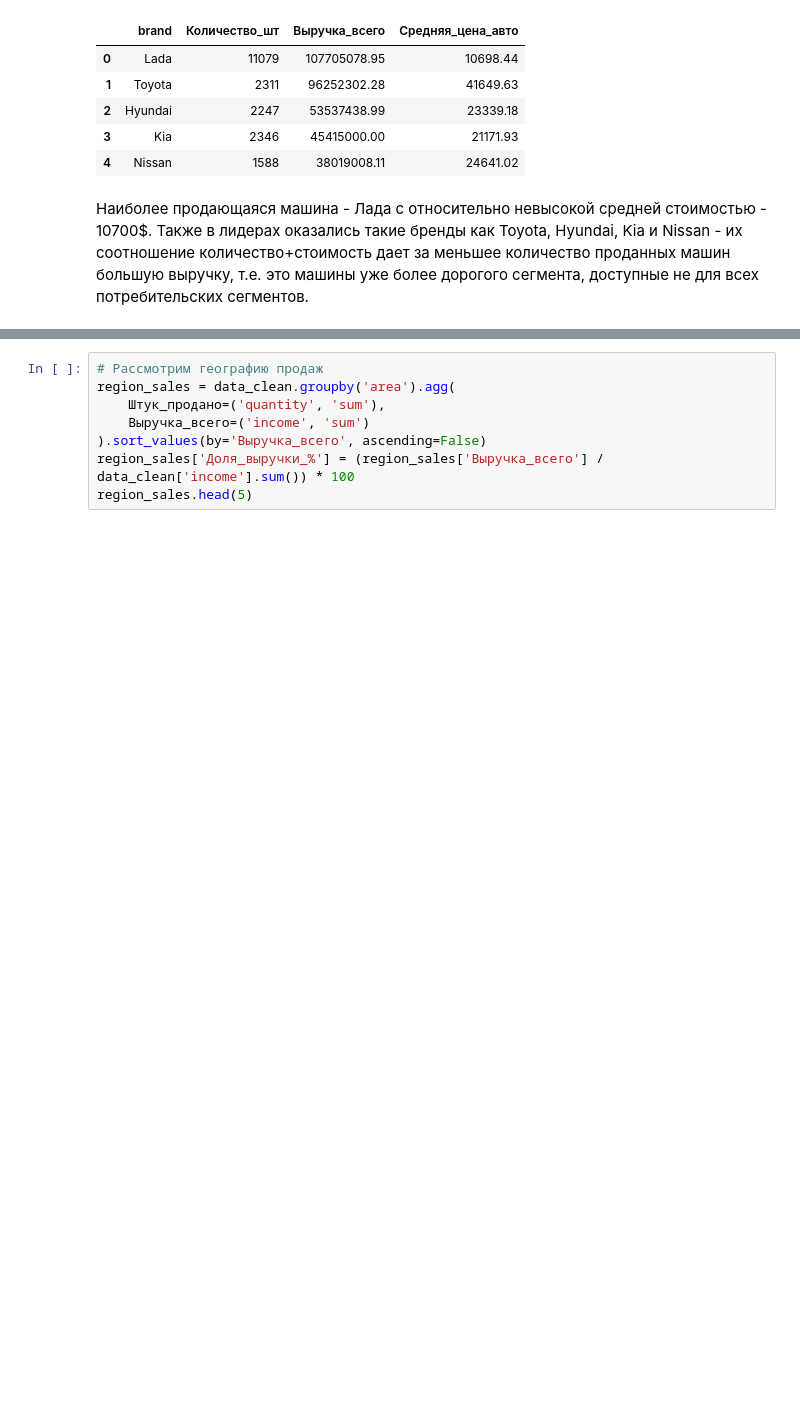
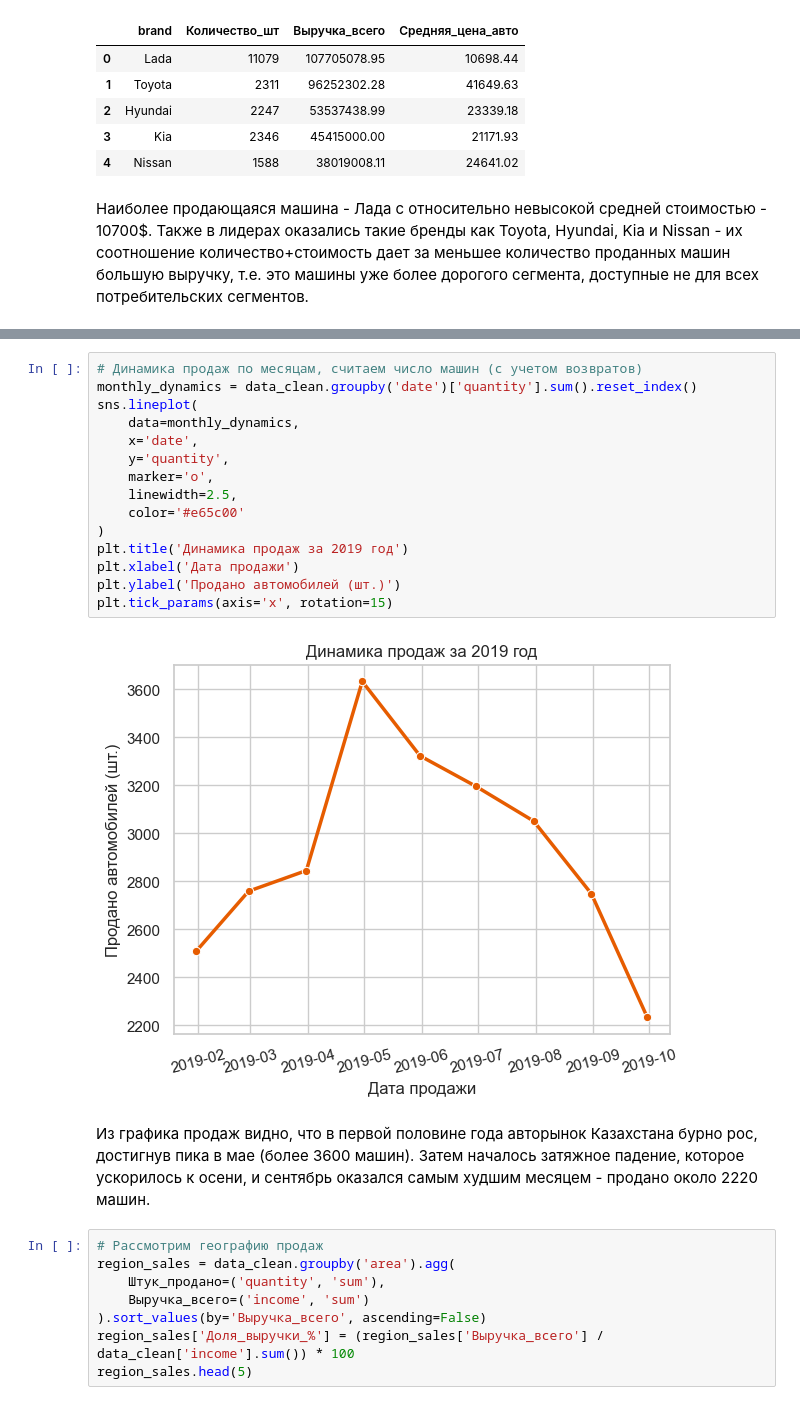
Before and after one commit to AlisaShi-va/autokz2019, a Jupyter notebook: merkur_auto.ipynb, the cells around one changed output, grey strips where cells are left out. Cells and saved outputs as stored; diff of their text form; blank space fills up the shorter version.

```diff
--- a/merkur_auto.ipynb
+++ b/merkur_auto.ipynb
@@ -860,3 +929,22 @@ brand_analysis.head(5)
+# %%
+# Динамика продаж по месяцам, считаем число машин (с учетом возвратов)
+monthly_dynamics = data_clean.groupby('date')['quantity'].sum().reset_index()
+sns.lineplot(
+    data=monthly_dynamics,
+    x='date',
+    y='quantity',
+    marker='o',
+    linewidth=2.5,
+    color='#e65c00'
+)
+plt.title('Динамика продаж за 2019 год')
+plt.xlabel('Дата продажи')
+plt.ylabel('Продано автомобилей (шт.)')
+plt.tick_params(axis='x', rotation=15)
+# %% [output]
+[figure, added]
+# %% [markdown]
+Из графика продаж видно, что в первой половине года авторынок Казахстана бурно рос, достигнув пика в мае (более 3600 машин). Затем началось затяжное падение, которое ускорилось к осени, и сентябрь оказался самым худшим месяцем - продано около 2220 машин.
 # %%
 # Рассмотрим географию продаж
 region_sales = data_clean.groupby('area').agg(
```
Also changed, not shown: parts of 19 cells of this notebook.
